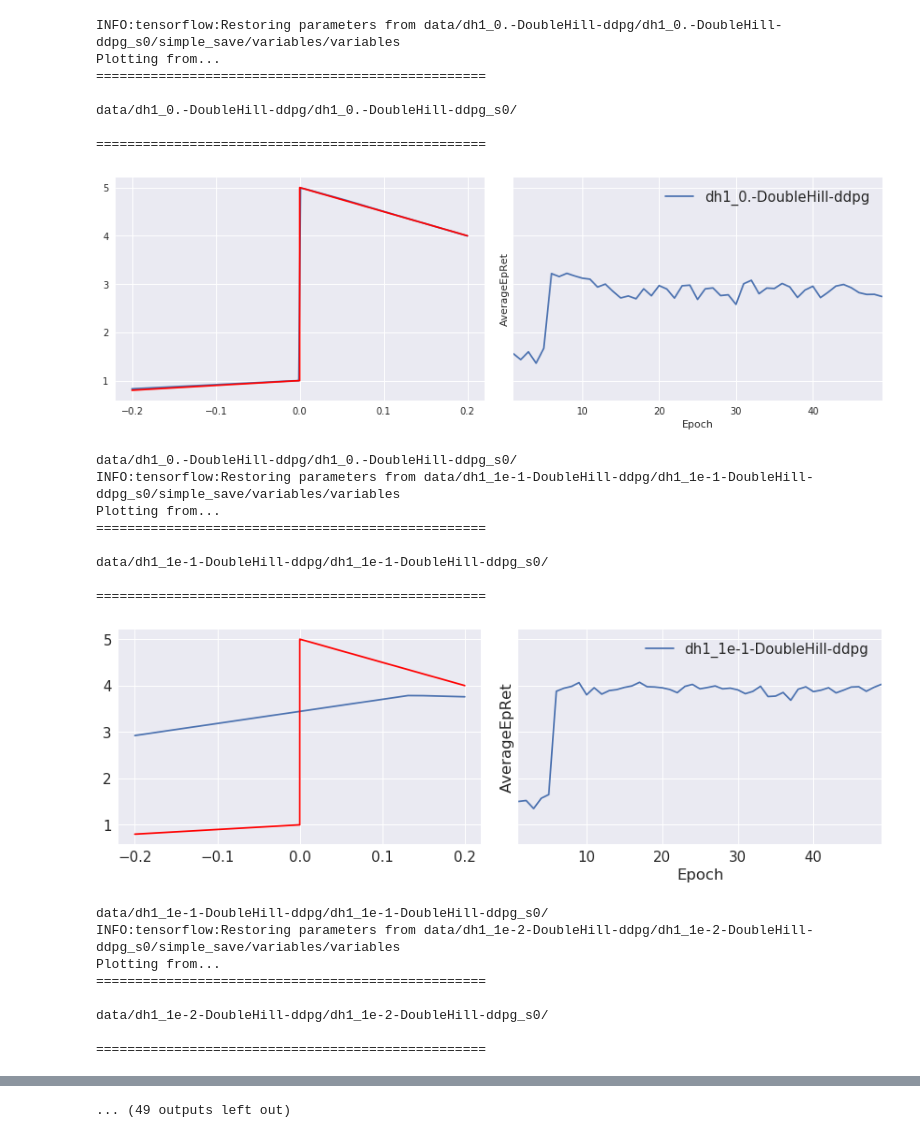
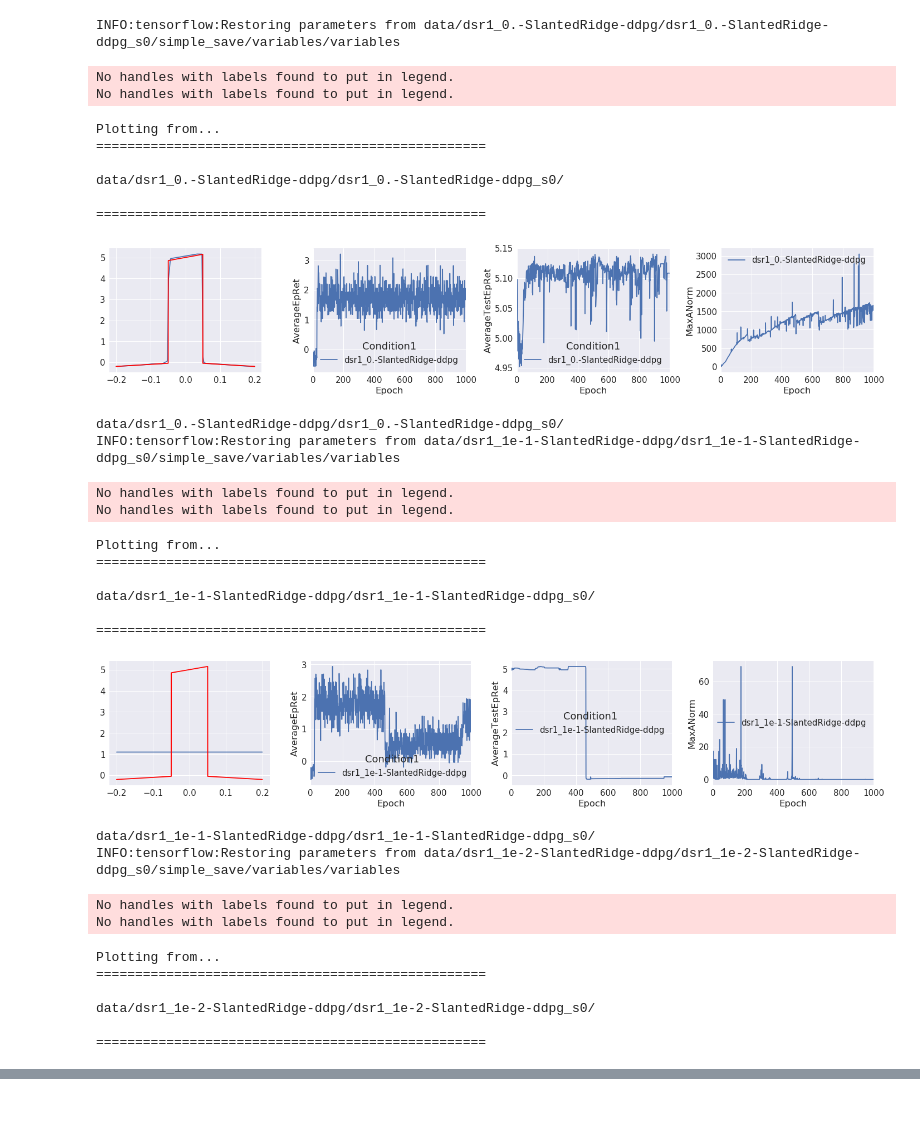
Before and after one commit to bohan-zhang/spinningup, a Jupyter notebook: visualize toy envs.ipynb, the cells around one changed output, grey strips where cells are left out. Drawn from its saved outputs; the diff is of its cells as text; code cells hidden in the pictures; blank space fills up the shorter version.

Commit message:
added slanted ridge and some change

```diff
--- a/visualize toy envs.ipynb
+++ b/visualize toy envs.ipynb
@@ -51,6 +40,14 @@ def dz(x):
   else:
     return 0.0
 
+def sr(x):
+  if -1.0 <= x <= -0.05:
+    return x
+  elif 0.05 <= x <= 1.0:
+    return -x
+  elif -0.05 < x < 0.05:
+    return 3*x + 5
+
 def plot_true(fn, ax):
   xs = np.linspace(-0.2, 0.2, num=10000).reshape([-1, 1])
   ys = [fn(x) for x in xs]
@@ -63,7 +60,7 @@ def load_model(fpath):
   itr = '%d'%max(saves) if len(saves) > 0 else ''
 
   # load the things!
-  sess = tf.Session()
+  sess = tf.Session(config=tf.ConfigProto(device_count={'GPU': 0}))
   model = restore_tf_graph(sess, osp.join(fpath, 'simple_save'+itr))
 
   if 'q' in model.keys():
@@ -74,6 +71,7 @@ def load_model(fpath):
 
   return sess, model, get_q
 # %%
-models = sorted(glob.glob('data/*Double*/*Double*/',recursive=True))
+k = 'Slant'
+models = sorted(glob.glob('data/*{}*/*{}*/'.format(k,k),recursive=True))
 print(models)
 # %% [output]
@@ -81,40 +79,50 @@ print(models)
 # %%
 for model in models:
   _, _, get_q = load_model(model)
   xs = np.linspace(-0.2, 0.2, num=10000).reshape([-1, 1])
-  fig, (ax1, ax2) = plt.subplots(1, 2, sharey=True, figsize=(12, 4))
+  fig, (ax1, ax2, ax3, ax4) = plt.subplots(1, 4, figsize=(20, 4))
   data = get_all_datasets([model])
-  plot_data(data, ax=ax2)
+  plot_data(data, ax=ax2, value='AverageEpRet', smooth=0)
+  plot_data(data, ax=ax3, value='AverageTestEpRet', smooth=0)
+  plot_data(data, ax=ax4, value='MaxANorm')
   ax1.plot(xs, get_q(xs))
   if 'dh' in model:
     plot_true(dh, ax1)
+  elif 'dz' in model:
+    plot_true(dz, ax1)
   else:
-    plot_true(dz, ax1)
+    plot_true(sr, ax1)
   plt.show()
   print(model)
 # %% [output]
-INFO:tensorflow:Restoring parameters from data/dh1_0.-DoubleHill-ddpg/dh1_0.-DoubleHill-ddpg_s0/simple_save/variables/variables
-Plotting from...
-==================================================
-
-data/dh1_0.-DoubleHill-ddpg/dh1_0.-DoubleHill-ddpg_s0/
-
-==================================================
+INFO:tensorflow:Restoring parameters from data/dsr1_0.-SlantedRidge-ddpg/dsr1_0.-SlantedRidge-ddpg_s0/simple_save/variables/variables
+No handles with labels found to put in legend.
+No handles with labels found to put in legend.
+Plotting from...
+==================================================
+
+data/dsr1_0.-SlantedRidge-ddpg/dsr1_0.-SlantedRidge-ddpg_s0/
+
+==================================================
-[figure, old version]
+[figure, new version]
-data/dh1_0.-DoubleHill-ddpg/dh1_0.-DoubleHill-ddpg_s0/
-INFO:tensorflow:Restoring parameters from data/dh1_1e-1-DoubleHill-ddpg/dh1_1e-1-DoubleHill-ddpg_s0/simple_save/variables/variables
-Plotting from...
-==================================================
-
-data/dh1_1e-1-DoubleHill-ddpg/dh1_1e-1-DoubleHill-ddpg_s0/
-
-==================================================
+data/dsr1_0.-SlantedRidge-ddpg/dsr1_0.-SlantedRidge-ddpg_s0/
+INFO:tensorflow:Restoring parameters from data/dsr1_1e-1-SlantedRidge-ddpg/dsr1_1e-1-SlantedRidge-ddpg_s0/simple_save/variables/variables
+No handles with labels found to put in legend.
+No handles with labels found to put in legend.
+Plotting from...
+==================================================
+
+data/dsr1_1e-1-SlantedRidge-ddpg/dsr1_1e-1-SlantedRidge-ddpg_s0/
+
+==================================================
-[figure, old version]
+[figure, new version]
-data/dh1_1e-1-DoubleHill-ddpg/dh1_1e-1-DoubleHill-ddpg_s0/
-INFO:tensorflow:Restoring parameters from data/dh1_1e-2-DoubleHill-ddpg/dh1_1e-2-DoubleHill-ddpg_s0/simple_save/variables/variables
-Plotting from...
-==================================================
-
-data/dh1_1e-2-DoubleHill-ddpg/dh1_1e-2-DoubleHill-ddpg_s0/
-
-==================================================
+data/dsr1_1e-1-SlantedRidge-ddpg/dsr1_1e-1-SlantedRidge-ddpg_s0/
+INFO:tensorflow:Restoring parameters from data/dsr1_1e-2-SlantedRidge-ddpg/dsr1_1e-2-SlantedRidge-ddpg_s0/simple_save/variables/variables
+No handles with labels found to put in legend.
+No handles with labels found to put in legend.
+Plotting from...
+==================================================
+
+data/dsr1_1e-2-SlantedRidge-ddpg/dsr1_1e-2-SlantedRidge-ddpg_s0/
+
+==================================================
@@ -149 +129,0 @@ data/dh1sac_0.-DoubleHill-sac_alpha/dh1sac_0.-DoubleHill-sac_alpha_s0/
-... (49 outputs left out)
```
Also changed, not shown: parts of 4 cells of this notebook, 4 other files.
